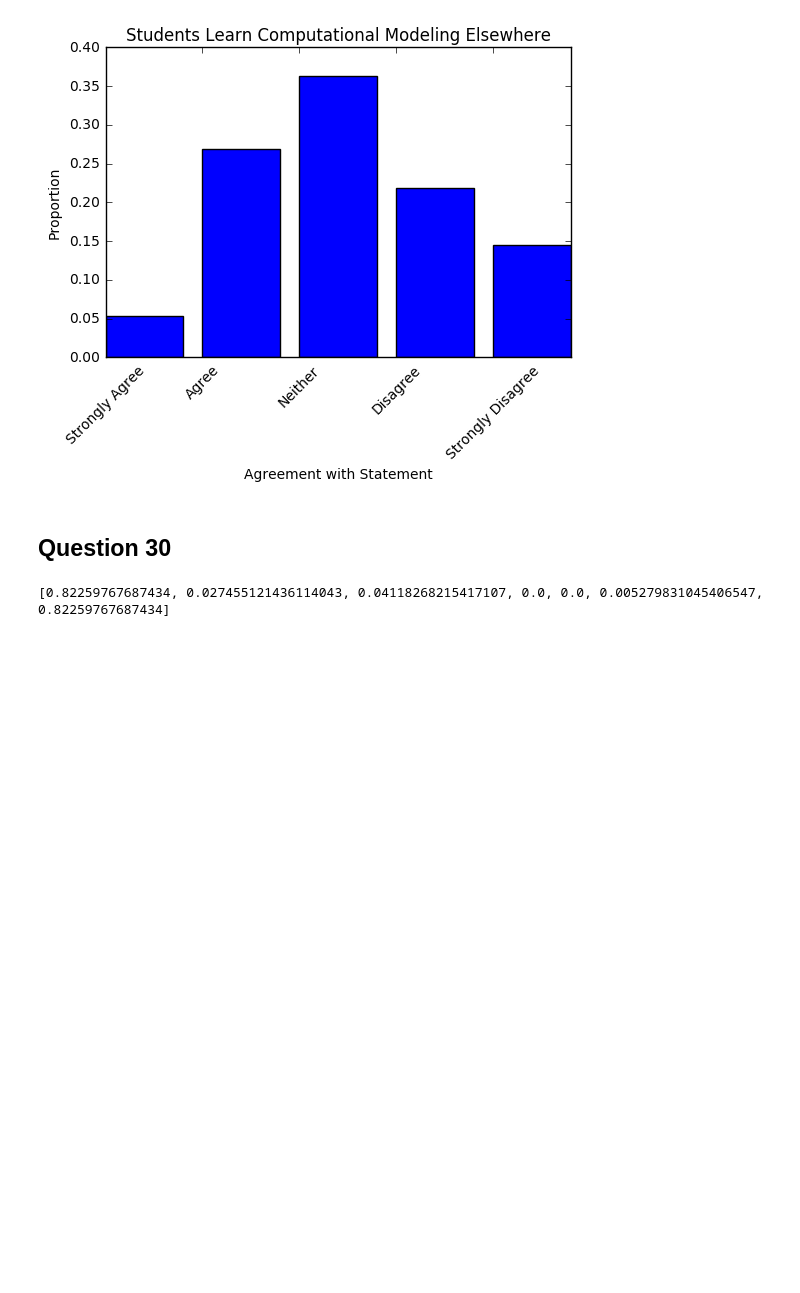
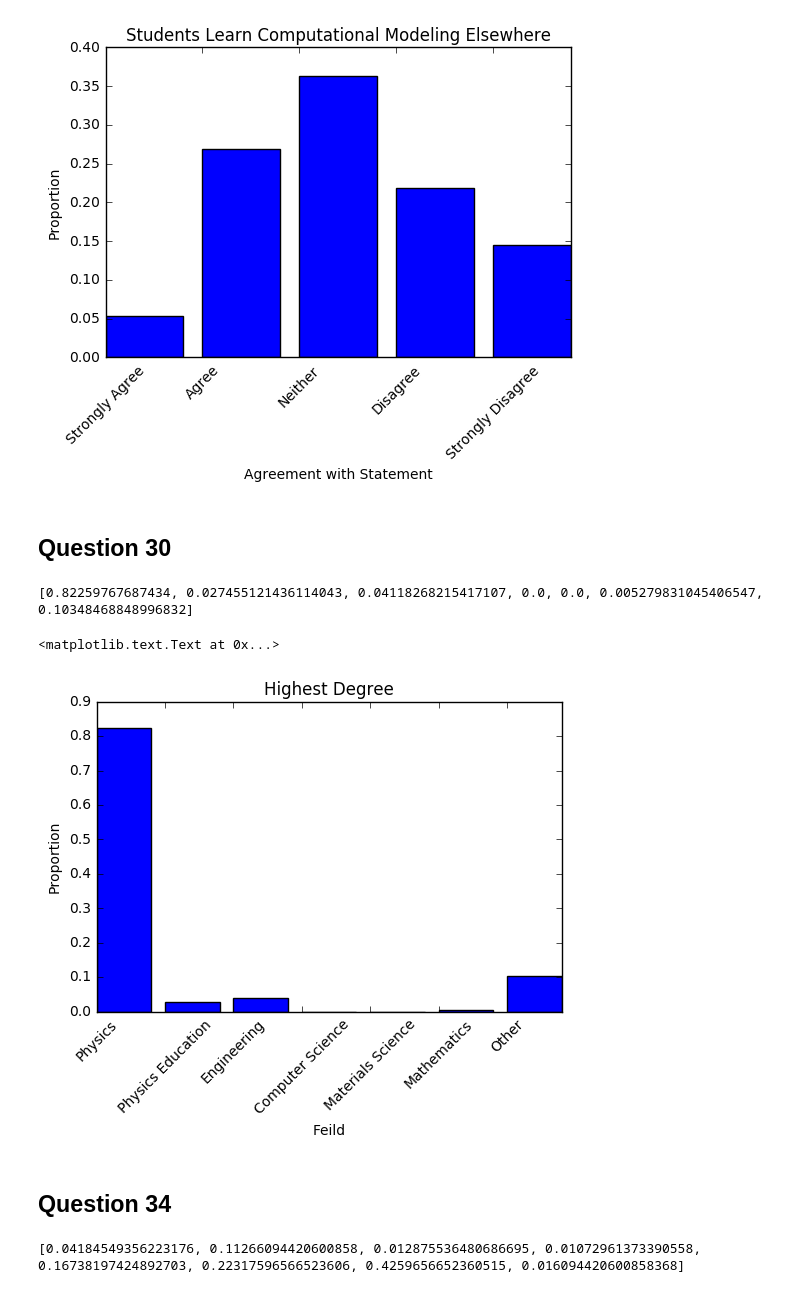
Before and after one commit to PERLMSU/Computational-Education-Data, a Jupyter notebook: Computation data.ipynb, the cells around one changed output. Cells and saved outputs as stored; diff of their text form; code cells hidden in the pictures; blank space fills up the shorter version.

```diff
--- a/Computation data.ipynb
+++ b/Computation data.ipynb
@@ -1799,7 +1799,7 @@ Feild_High_Deg = []
 #Collumn EX
 for row in data.values[:,153]:
     Feild_High_Deg.append(row)
-#Agreement with the statement Students learn computational physics elsewhere
+#In what Feild did you recieve your highest degree
 Ans30_Tot = Feild_High_Deg.count("Mathematics")+Feild_High_Deg.count("Other")+Feild_High_Deg.count("Physics")+Feild_High_Deg.count("Physics Education")+Feild_High_Deg.count("Engineering")+Feild_High_Deg.count("Computer Science")+Feild_High_Deg.count("Materials Science")
 Feild_High_Deg_Dist = []
 Feild_High_Deg_Phy = Feild_High_Deg.count("Physics")
@@ -1821,8 +1821,59 @@ Feild_High_Deg_Math = Feild_High_Deg.count("Mathematics")
 Prop_Feild_High_Deg_Math = Feild_High_Deg_Math/(Ans30_Tot)
 Feild_High_Deg_Dist.append(Prop_Feild_High_Deg_Math)
 Feild_High_Deg_Oth = Feild_High_Deg.count("Other")
-Prop_Feild_High_Deg_Oth = Feild_High_Deg_Phy/(Ans30_Tot)
+Prop_Feild_High_Deg_Oth = Feild_High_Deg_Oth/(Ans30_Tot)
 Feild_High_Deg_Dist.append(Prop_Feild_High_Deg_Oth)
 print(Feild_High_Deg_Dist)
 # %% [output]
-[0.82259767687434, 0.027455121436114043, 0.04118268215417107, 0.0, 0.0, 0.005279831045406547, 0.82259767687434]
+[0.82259767687434, 0.027455121436114043, 0.04118268215417107, 0.0, 0.0, 0.005279831045406547, 0.10348468848996832]
+# %%
+Ans30 = ['Physics', 'Physics Education', 'Engineering', 'Computer Science', 'Materials Science', 'Mathematics', 'Other']
+Tick30 = [1,2,3,4,5,6,7]
+Ans30_dist = Feild_High_Deg_Dist
+plt.xticks(Tick30, Ans30, rotation=45)
+plt.bar(Tick30, Ans30_dist)
+plt.title('Highest Degree')
+plt.ylabel('Proportion')
+plt.xlabel('Feild')
+# %% [output]
+<matplotlib.text.Text at 0x...>
+[figure, added]
+# %% [markdown]
+## Question 34
+# %%
+Fac_Rank = []
+#Collumn FP
+for row in data.values[:,166]:
+    Fac_Rank.append(row)
+#What is your faculty rank
+Ans34_Tot = Fac_Rank.count("Adjunct faculty")+Fac_Rank.count("Instructor/Lecturer")+Fac_Rank.count("Visiting Professor")+Fac_Rank.count("Research Faculty")+Fac_Rank.count("Assistant Professor")+Fac_Rank.count("Associate Professor")+Fac_Rank.count("Full Professor")+Fac_Rank.count("Other")
+Fac_Rank_Dist = []
+Fac_Rank_Adj = Fac_Rank.count("Adjunct faculty")
+Prop_Fac_Rank_Adj = Fac_Rank_Adj/(Ans34_Tot)
+Fac_Rank_Dist.append(Prop_Fac_Rank_Adj)
+Fac_Rank_InsLec = Fac_Rank.count("Instructor/Lecturer")
+Prop_Fac_Rank_InsLec = Fac_Rank_InsLec/(Ans34_Tot)
+Fac_Rank_Dist.append(Prop_Fac_Rank_InsLec)
+#Visiting Professor in data, Visiting faculty in question
+Fac_Rank_VisFac = Fac_Rank.count("Visiting Professor")
+Prop_Fac_Rank_VisFac = Fac_Rank_VisFac/(Ans34_Tot)
+Fac_Rank_Dist.append(Prop_Fac_Rank_VisFac)
+#Research Professor in data, Research faculty in question
+Fac_Rank_ReasFac = Fac_Rank.count("Research Professor")
+Prop_Fac_Rank_ReasFac = Fac_Rank_ReasFac/(Ans34_Tot)
+Fac_Rank_Dist.append(Prop_Fac_Rank_ReasFac)
+Fac_Rank_AssProf = Fac_Rank.count("Assistant Professor")
+Prop_Fac_Rank_AssProf = Fac_Rank_AssProf/(Ans34_Tot)
+Fac_Rank_Dist.append(Prop_Fac_Rank_AssProf)
+Fac_Rank_AscProf = Fac_Rank.count("Associate Professor")
+Prop_Fac_Rank_AscProf = Fac_Rank_AscProf/(Ans34_Tot)
+Fac_Rank_Dist.append(Prop_Fac_Rank_AscProf)
+Fac_Rank_Prof = Fac_Rank.count("Full Professor")
+Prop_Fac_Rank_Prof = Fac_Rank_Prof/(Ans34_Tot)
+Fac_Rank_Dist.append(Prop_Fac_Rank_Prof)
+Fac_Rank_Oth = Fac_Rank.count("Other")
+Prop_Fac_Rank_Oth = Fac_Rank_Oth/(Ans34_Tot)
+Fac_Rank_Dist.append(Prop_Fac_Rank_Oth)
+print(Fac_Rank_Dist)
+# %% [output]
+[0.04184549356223176, 0.11266094420600858, 0.012875536480686695, 0.01072961373390558, 0.16738197424892703, 0.22317596566523606, 0.4259656652360515, 0.016094420600858368]
```
Also changed, not shown: parts of 7 cells of this notebook.
